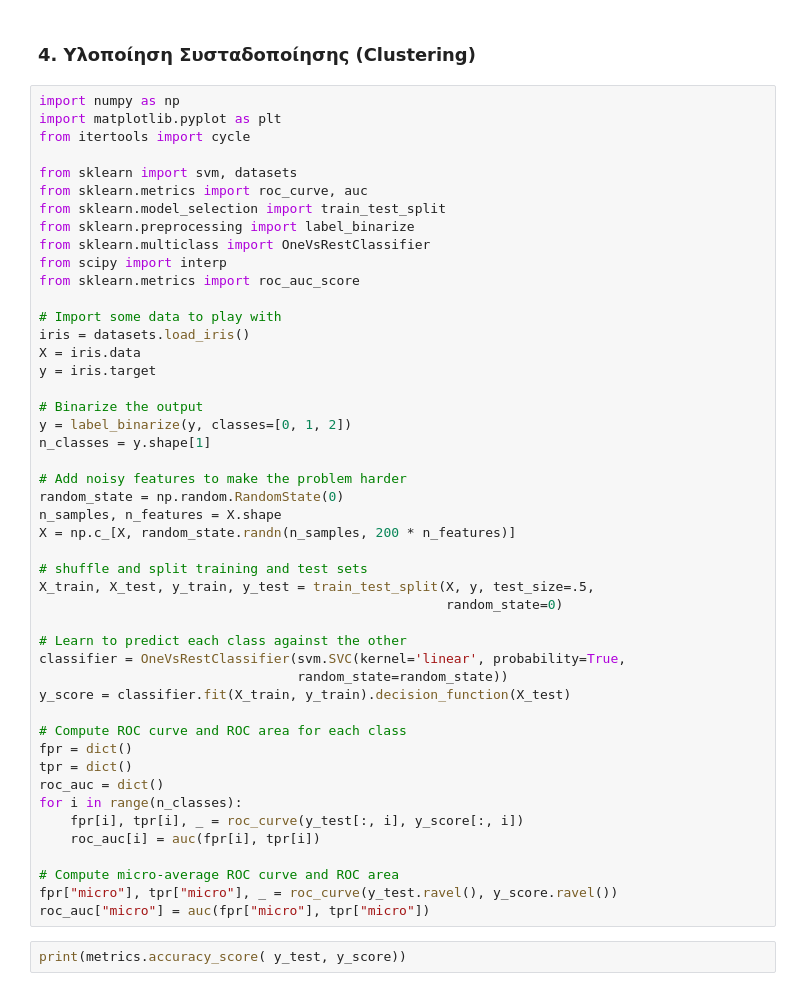
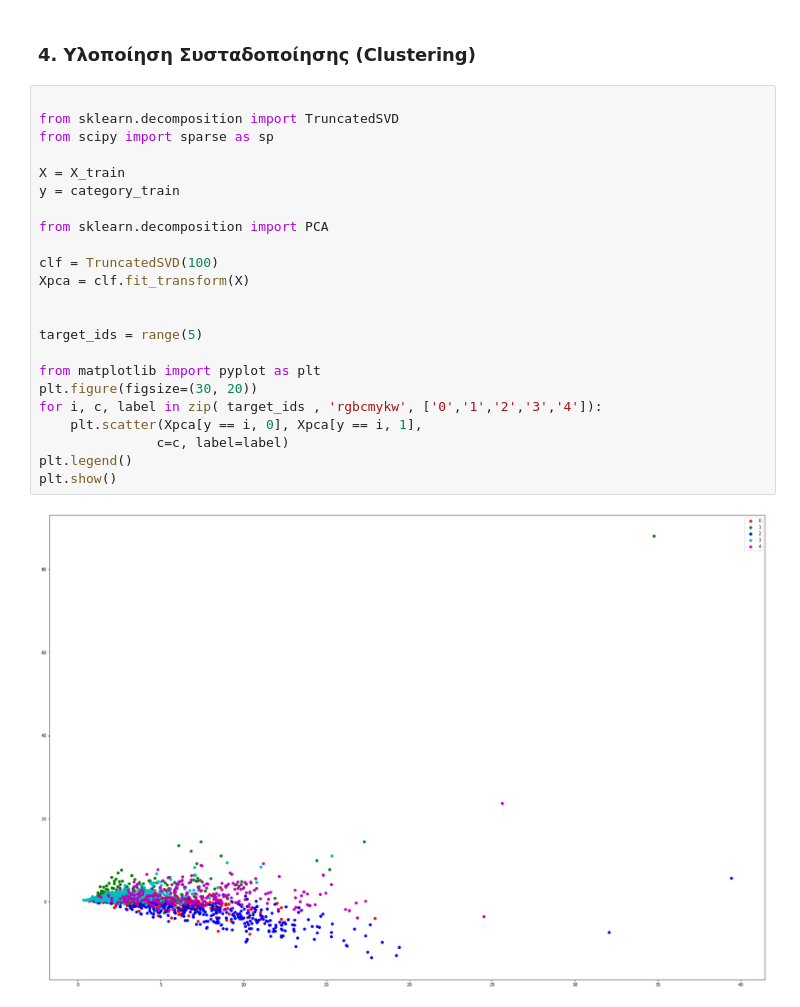
Before and after one commit to dimpapac/TED2, a Jupyter notebook: TED2.ipynb, the cells around one changed output. Cells and saved outputs as stored; diff of their text form.

```diff
--- a/TED2.ipynb
+++ b/TED2.ipynb
@@ -418,51 +432,27 @@ print(metrics.accuracy_score(category_test, predictions))
 # %% [markdown]
 <h3>4. Υλοποίηση Συσταδοποίησης (Clustering)</h3>
-# %%
-import numpy as np
-import matplotlib.pyplot as plt
-from itertools import cycle
-
-from sklearn import svm, datasets
-from sklearn.metrics import roc_curve, auc
-from sklearn.model_selection import train_test_split
-from sklearn.preprocessing import label_binarize
-from sklearn.multiclass import OneVsRestClassifier
-from scipy import interp
-from sklearn.metrics import roc_auc_score
-
-# Import some data to play with
-iris = datasets.load_iris()
-X = iris.data
-y = iris.target
-
-# Binarize the output
-y = label_binarize(y, classes=[0, 1, 2])
-n_classes = y.shape[1]
-
-# Add noisy features to make the problem harder
-random_state = np.random.RandomState(0)
-n_samples, n_features = X.shape
-X = np.c_[X, random_state.randn(n_samples, 200 * n_features)]
-
-# shuffle and split training and test sets
-X_train, X_test, y_train, y_test = train_test_split(X, y, test_size=.5,
-                                                    random_state=0)
-
-# Learn to predict each class against the other
-classifier = OneVsRestClassifier(svm.SVC(kernel='linear', probability=True,
-                                 random_state=random_state))
-y_score = classifier.fit(X_train, y_train).decision_function(X_test)
-
-# Compute ROC curve and ROC area for each class
-fpr = dict()
-tpr = dict()
-roc_auc = dict()
-for i in range(n_classes):
-    fpr[i], tpr[i], _ = roc_curve(y_test[:, i], y_score[:, i])
-    roc_auc[i] = auc(fpr[i], tpr[i])
-
-# Compute micro-average ROC curve and ROC area
-fpr["micro"], tpr["micro"], _ = roc_curve(y_test.ravel(), y_score.ravel())
-roc_auc["micro"] = auc(fpr["micro"], tpr["micro"])
-# %%
-print(metrics.accuracy_score( y_test, y_score))
+# %%
+
+from sklearn.decomposition import TruncatedSVD
+from scipy import sparse as sp
+
+X = X_train
+y = category_train
+
+from sklearn.decomposition import PCA
+
+clf = TruncatedSVD(100)
+Xpca = clf.fit_transform(X)
+
+
+target_ids = range(5)
+
+from matplotlib import pyplot as plt
+plt.figure(figsize=(30, 20))
+for i, c, label in zip( target_ids , 'rgbcmykw', ['0','1','2','3','4']):
+    plt.scatter(Xpca[y == i, 0], Xpca[y == i, 1],
+               c=c, label=label)
+plt.legend()
+plt.show()
+# %% [output]
+[figure, added]
```
Also changed, not shown: parts of 15 cells of this notebook.
